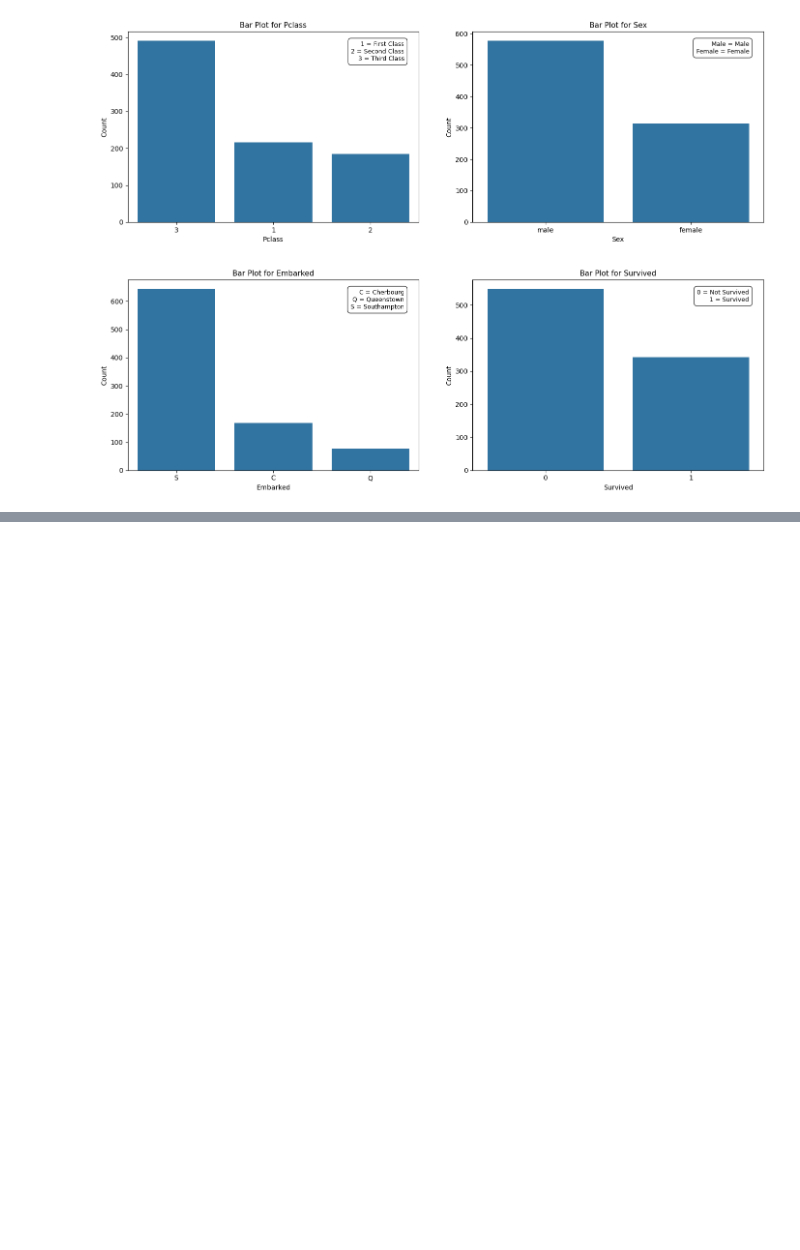
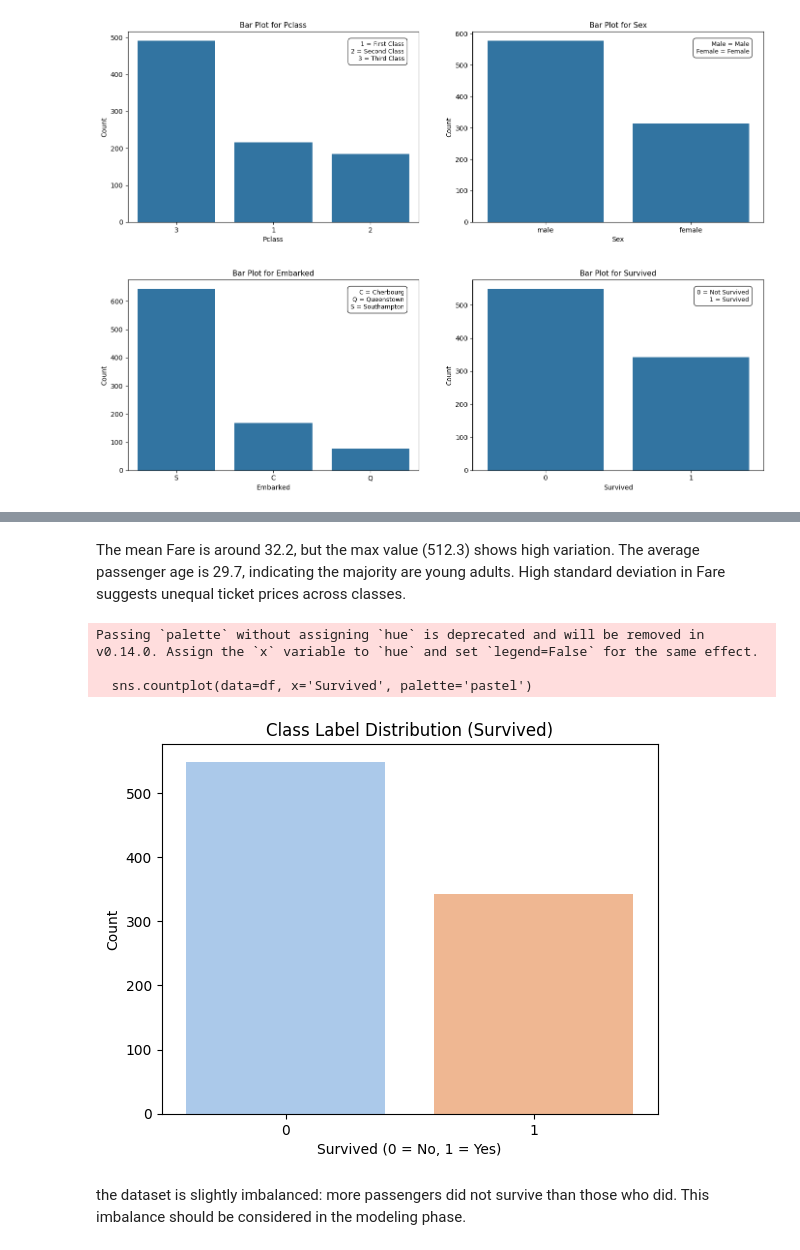
Before and after one commit to Leenasmk3/IT326-DataMining-Project, a Jupyter notebook: Phase2.ipynb, the cells around one changed output, grey strips where cells are left out. Saved outputs shown, nothing was run; the diff lists cells and outputs as text; code cells hidden in the pictures; blank space fills up the shorter version.

```diff
--- a/Phase2.ipynb
+++ b/Phase2.ipynb
@@ -200,0 +272,19 @@ plt.show()
+# %% [markdown]
+The mean Fare is around 32.2, but the max value (512.3) shows high variation.
+The average passenger age is 29.7, indicating the majority are young adults.
+High standard deviation in Fare suggests unequal ticket prices across classes.
+# %%
+# plot showing class lable distribution
+sns.countplot(data=df, x='Survived', palette='pastel')
+plt.title("Class Label Distribution (Survived)")
+plt.xlabel("Survived (0 = No, 1 = Yes)")
+plt.ylabel("Count")
+plt.show()
+# %% [output]
+Passing `palette` without assigning `hue` is deprecated and will be removed in v0.14.0. Assign the `x` variable to `hue` and set `legend=False` for the same effect.
+
+  sns.countplot(data=df, x='Survived', palette='pastel')
+[figure, added]
+# %% [markdown]
+the dataset is slightly imbalanced: more passengers did not survive than those who did.
+This imbalance should be considered in the modeling phase.
```
Also changed, not shown: parts of 5 cells of this notebook.
